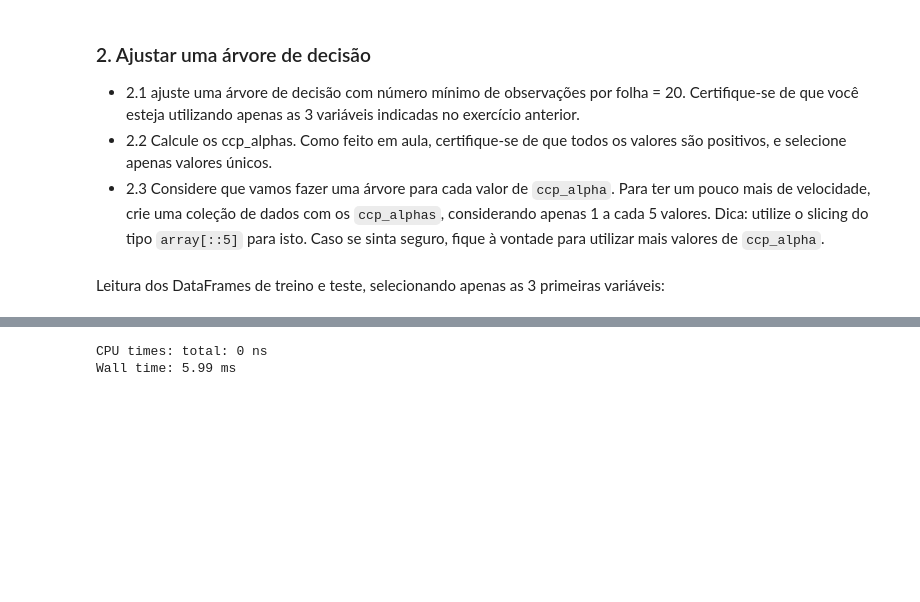
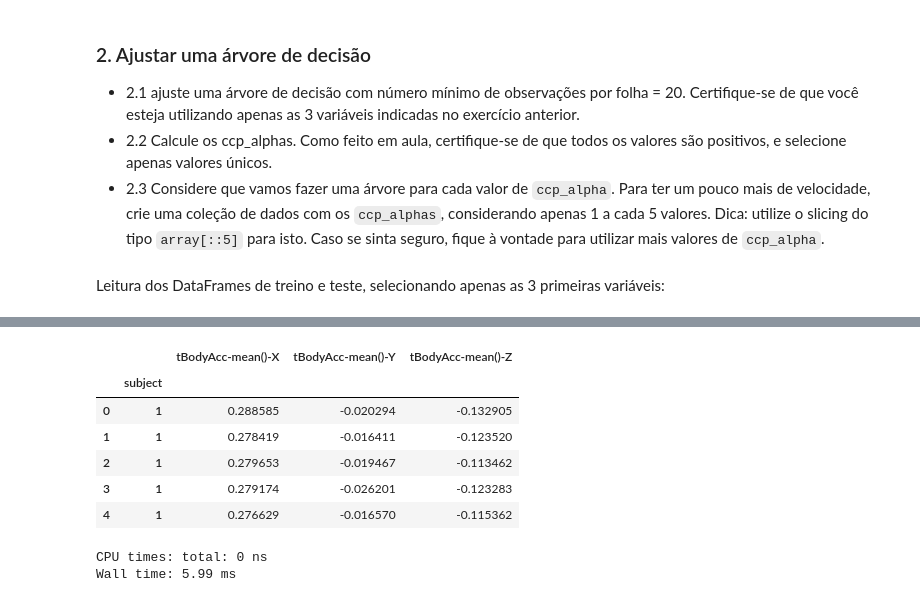
Before and after one commit to nobrevitor/EBAC, a Jupyter notebook: Desenvolvimento de Modelos com Pandas e Python/2 - Árvores II/Assignment 01/Assignment 01.ipynb, the cells around one changed output, grey strips where cells are left out. Cells and saved outputs as stored; diff of their text form; code cells hidden in the pictures; blank space fills up the shorter version.

```diff
--- a/Desenvolvimento de Modelos com Pandas e Python/2 - Árvores II/Assignment 01/Assignment 01.ipynb
+++ b/Desenvolvimento de Modelos com Pandas e Python/2 - Árvores II/Assignment 01/Assignment 01.ipynb
@@ -173,4 +181,5 @@ Wall time: 534 ms
 # %%
 %%time
 X_train = pd.read_csv('input/X_train.csv', usecols=[0,1,2,3,4], index_col=[0,1])
+X_train.head()
 # %% [output]
@@ -179,3 +188,10 @@ Wall time: 831 ms
+|  |  | tBodyAcc-mean()-X | tBodyAcc-mean()-Y | tBodyAcc-mean()-Z |
+|  | subject |  |  |  |
+| 0 | 1 | 0.288585 | -0.020294 | -0.132905 |
+| 1 | 1 | 0.278419 | -0.016411 | -0.123520 |
+| 2 | 1 | 0.279653 | -0.019467 | -0.113462 |
+| 3 | 1 | 0.279174 | -0.026201 | -0.123283 |
+| 4 | 1 | 0.276629 | -0.016570 | -0.115362 |
 # %%
 %%time
 y_train = pd.read_csv('./UCI HAR Dataset/train/y_train.txt', header=None, sep='+')
```
Also changed, not shown: parts of 4 cells of this notebook.
